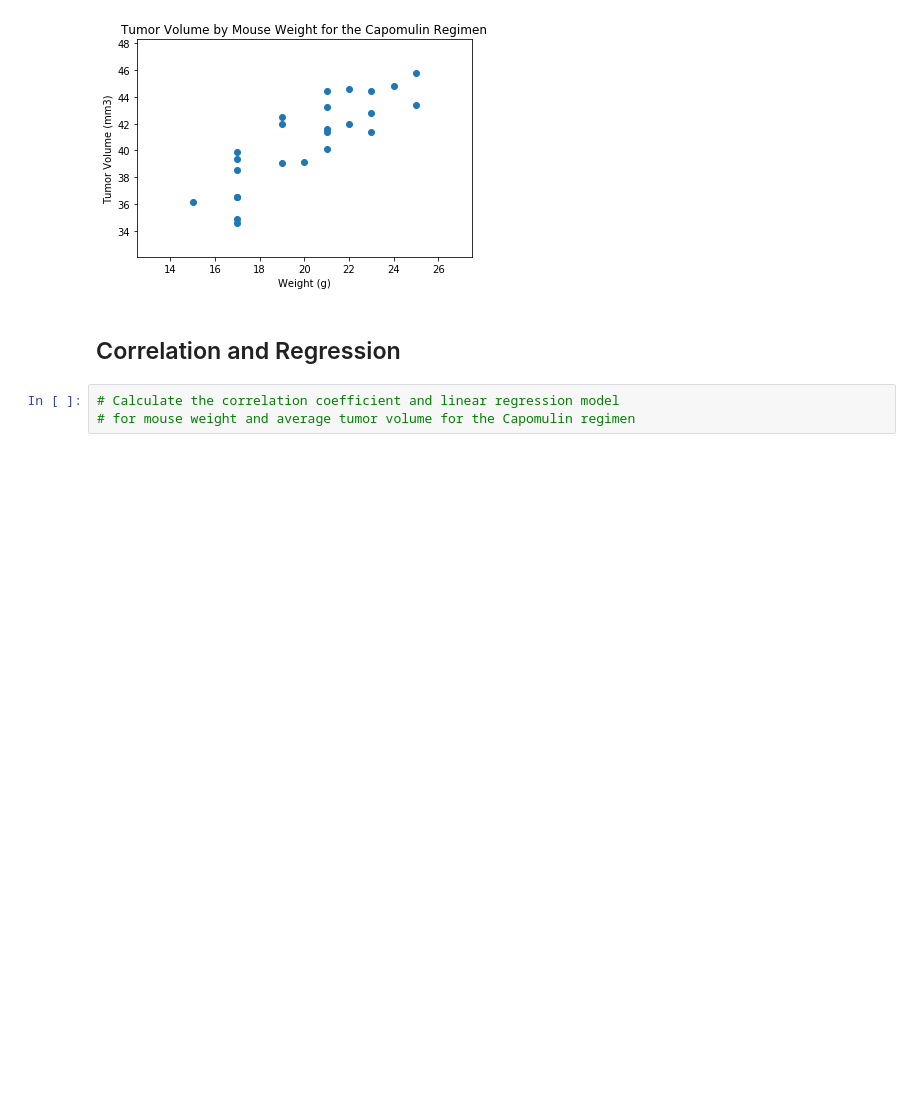
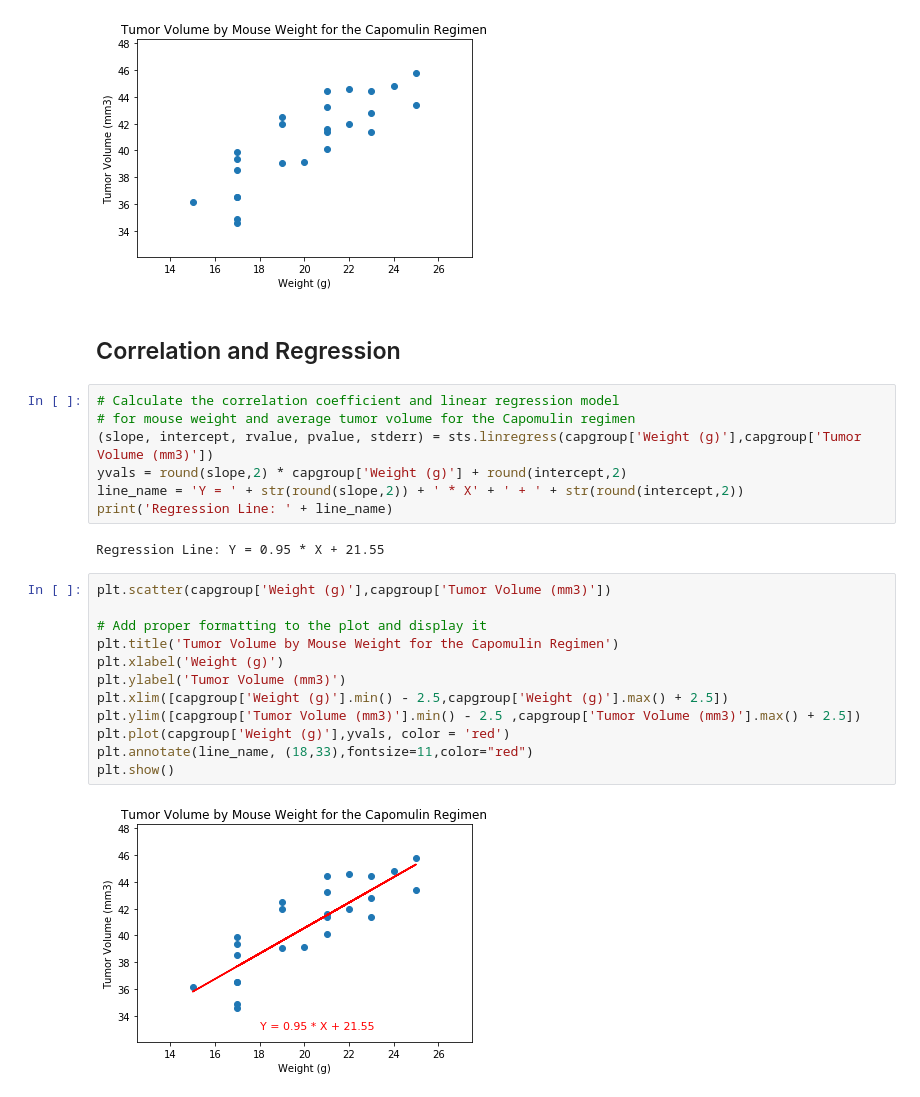
Before and after one commit to mgood13/matplotlib_challenge, a Jupyter notebook: pymaceuticals_starter.ipynb, the cells around one changed output. Cells and saved outputs as stored; diff of their text form; blank space fills up the shorter version.

Commit message:
Calculate the regression line and plot it on the original data

```diff
--- a/pymaceuticals_starter.ipynb
+++ b/pymaceuticals_starter.ipynb
@@ -346,3 +347,23 @@ plt.show()
 # %%
 # Calculate the correlation coefficient and linear regression model
 # for mouse weight and average tumor volume for the Capomulin regimen
+(slope, intercept, rvalue, pvalue, stderr) = sts.linregress(capgroup['Weight (g)'],capgroup['Tumor Volume (mm3)'])
+yvals = round(slope,2) * capgroup['Weight (g)'] + round(intercept,2)
+line_name = 'Y = ' + str(round(slope,2)) + ' * X' + ' + ' + str(round(intercept,2))
+print('Regression Line: ' + line_name)
+# %% [output]
+Regression Line: Y = 0.95 * X + 21.55
+# %%
+plt.scatter(capgroup['Weight (g)'],capgroup['Tumor Volume (mm3)'])
+
+# Add proper formatting to the plot and display it
+plt.title('Tumor Volume by Mouse Weight for the Capomulin Regimen')
+plt.xlabel('Weight (g)')
+plt.ylabel('Tumor Volume (mm3)')
+plt.xlim([capgroup['Weight (g)'].min() - 2.5,capgroup['Weight (g)'].max() + 2.5])
+plt.ylim([capgroup['Tumor Volume (mm3)'].min() - 2.5 ,capgroup['Tumor Volume (mm3)'].max() + 2.5])
+plt.plot(capgroup['Weight (g)'],yvals, color = 'red')
+plt.annotate(line_name, (18,33),fontsize=11,color="red")
+plt.show()
+# %% [output]
+[figure, added]
```
Also changed, not shown: parts of 1 cell of this notebook.
